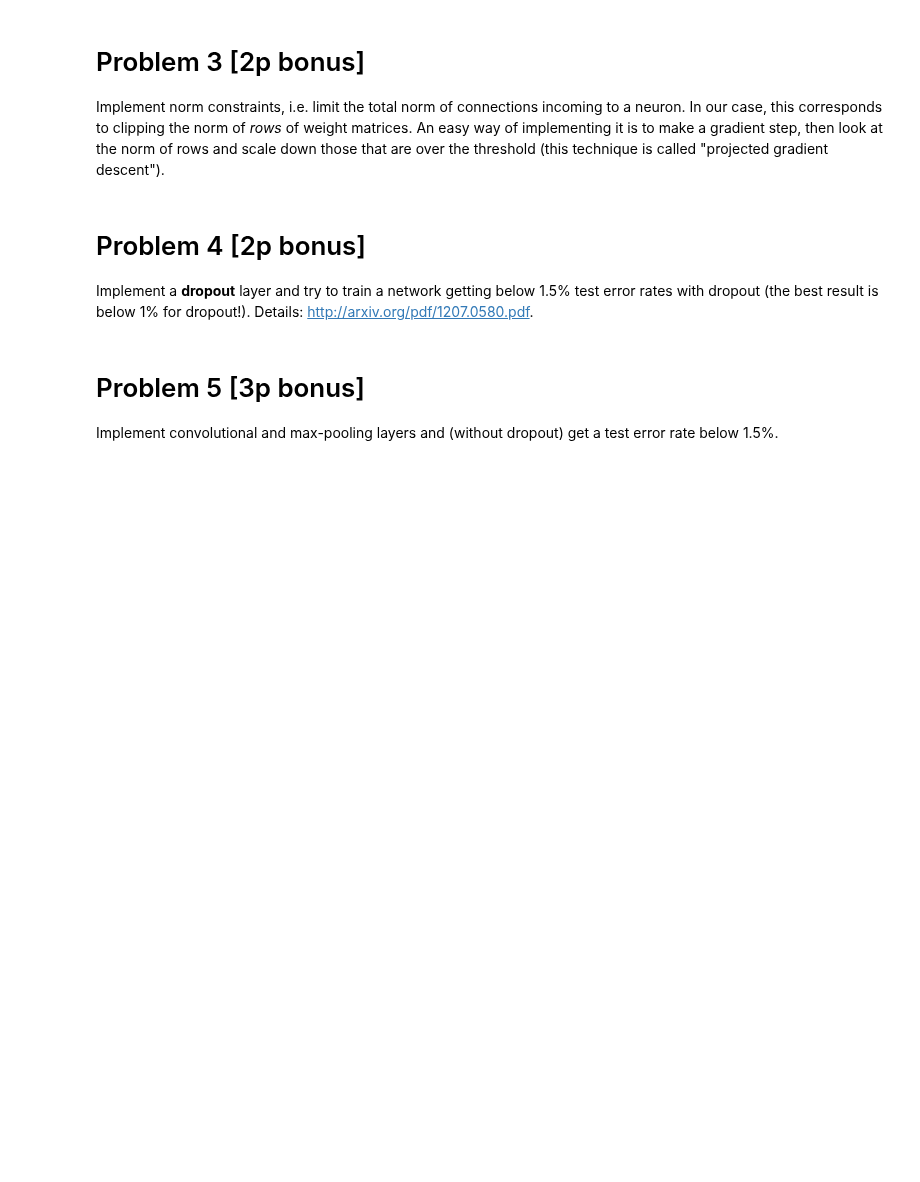
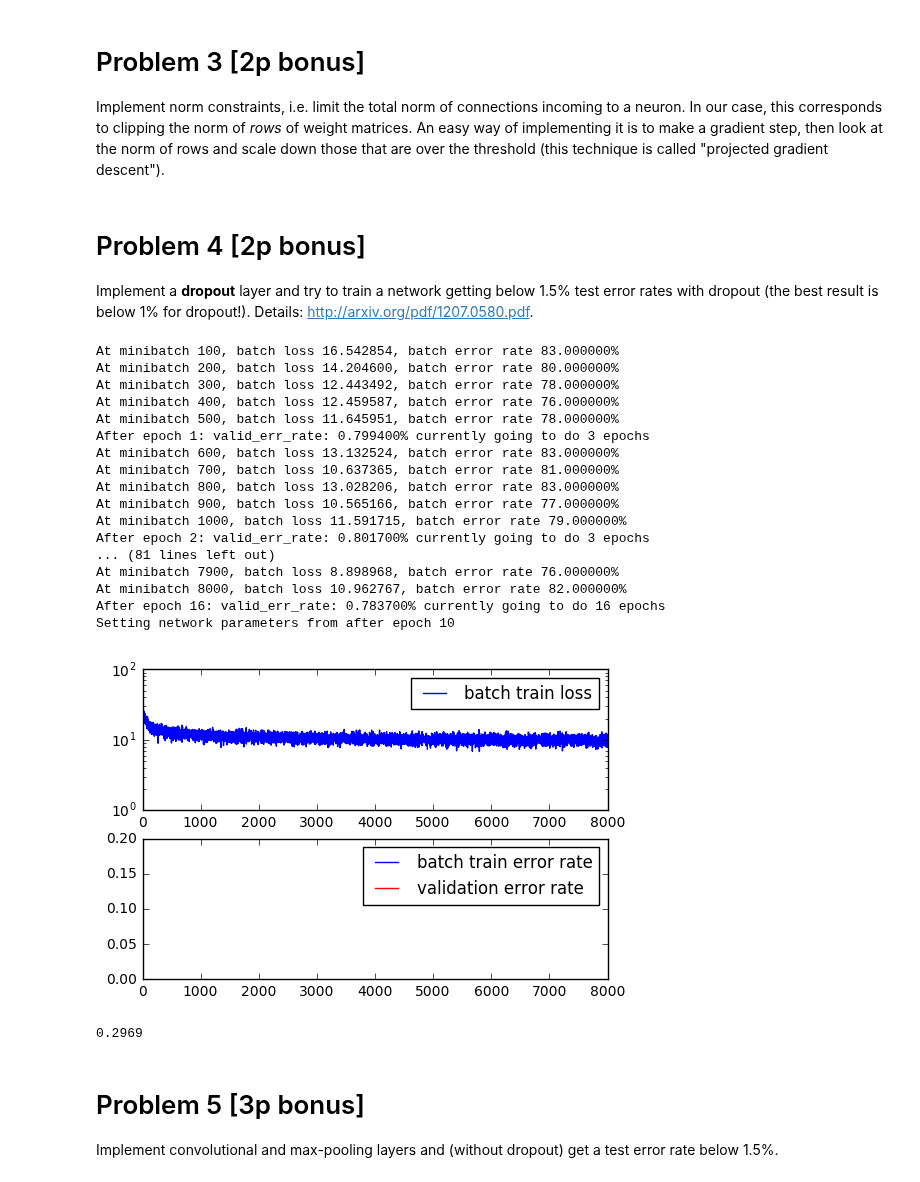
Before and after one commit to sequba/nn_assignments, a Jupyter notebook: assignment5/Assignment5.ipynb, the cells around one changed output. Saved outputs shown, nothing was run; the diff lists cells and outputs as text; code cells hidden in the pictures; blank space fills up the shorter version.

```diff
--- a/assignment5/Assignment5.ipynb
+++ b/assignment5/Assignment5.ipynb
@@ -597,6 +723,63 @@ over the threshold (this technique is called "projected gradient descent").
 Implement a **dropout** layer and try to train a
 network getting below 1.5% test error rates with dropout (the best
 result is below 1\% for dropout!). Details: http://arxiv.org/pdf/1207.0580.pdf.
+# %%
+class AffineLayerWithDropout(AffineLayer):
+    def __init__(self, num_in, num_out, weight_init=None, bias_init=None, **kwargs):
+        super(AffineLayerWithDropout, self).__init__(num_in, num_out, weight_init, bias_init, **kwargs)
+
+    def fprop(self, X):
+        #Save X for later reusal
+        fprop_context = dict(X=X)
+        Y = np.dot(self.W, X) +  self.b
+        dropout = random.random_integers(0, 1, Y.shape)
+        Y *= dropout
+        return Y, fprop_context
+# %%
+training_net = FeedForwardNet([
+        AffineLayerWithDropout(784,380),
+        ReLULayer(),
+        AffineLayerWithDropout(380,100),
+        ReLULayer(),
+        AffineLayerWithDropout(100,10),
+        SoftMaxLayer()
+        ])
+# %%
+training_net.reset()
+SGD(training_net, mnist_train_stream, mnist_validation_stream, mnist_test_stream, momentum*0.8, reg, lr_initial*10, lr_schedule/10000)
+# %% [output]
+At minibatch 100, batch loss 16.542854, batch error rate 83.000000%
+At minibatch 200, batch loss 14.204600, batch error rate 80.000000%
+At minibatch 300, batch loss 12.443492, batch error rate 78.000000%
+At minibatch 400, batch loss 12.459587, batch error rate 76.000000%
+At minibatch 500, batch loss 11.645951, batch error rate 78.000000%
+After epoch 1: valid_err_rate: 0.799400% currently going to do 3 epochs
+At minibatch 600, batch loss 13.132524, batch error rate 83.000000%
+At minibatch 700, batch loss 10.637365, batch error rate 81.000000%
+At minibatch 800, batch loss 13.028206, batch error rate 83.000000%
+At minibatch 900, batch loss 10.565166, batch error rate 77.000000%
+At minibatch 1000, batch loss 11.591715, batch error rate 79.000000%
+After epoch 2: valid_err_rate: 0.801700% currently going to do 3 epochs
+... (81 lines left out)
+At minibatch 7900, batch loss 8.898968, batch error rate 76.000000%
+At minibatch 8000, batch loss 10.962767, batch error rate 82.000000%
+After epoch 16: valid_err_rate: 0.783700% currently going to do 16 epochs
+Setting network parameters from after epoch 10
+[figure, added]
+# %%
+test_net = FeedForwardNet([
+        AffineLayer(784,380),
+        ReLULayer(),
+        AffineLayer(380,100),
+        ReLULayer(),
+        AffineLayer(100,10),
+        SoftMaxLayer()
+        ])
+test_net.parameters = np.array(training_net.parameters) / 2.0
+
+compute_error_rate(test_net, mnist_test_stream)
+# %% [output]
+0.2969
 # %% [markdown]
 # Problem 5 [3p bonus]
 
```
Also changed, not shown: parts of 13 cells of this notebook.
